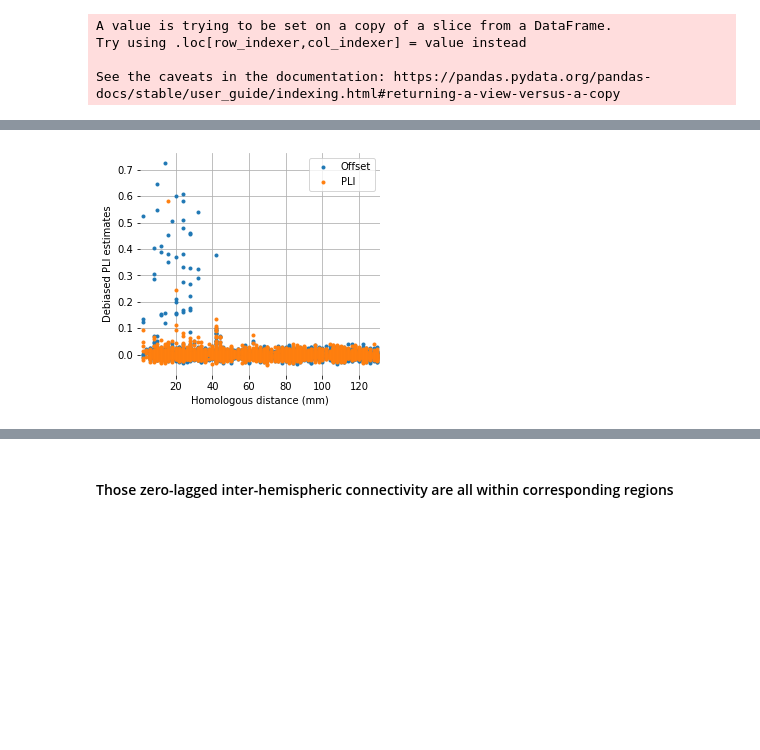
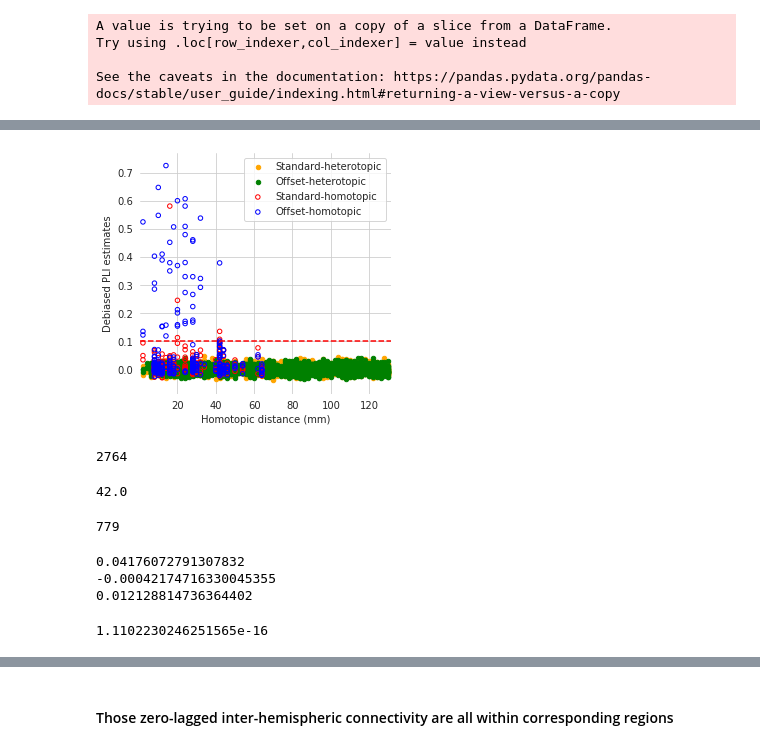
Before and after one commit to christian-oreilly/intracranial_paper, a Jupyter notebook: PLI-evaluation-finale.ipynb, the cells around one changed output, grey strips where cells are left out. Drawn from its saved outputs; the diff is of its cells as text; code cells hidden in the pictures; blank space fills up the shorter version.

```diff
--- a/PLI-evaluation-finale.ipynb
+++ b/PLI-evaluation-finale.ipynb
@@ -21,7 +23,7 @@ from multiprocessing import Pool
 states = ["Wakefulness", "N2", "N3", "REM"]
 sfreq = 200.0
 # %%
-figure_path = Path("./figures/")
+figure_path = Path("../figures/")
 # %%
 channel_info = pd.read_csv("/media/christian/ElementsSE/intracranial/information/ChannelInformation.csv",
                           quotechar="'")
@@ -563,14 +598,33 @@ dat_tmp2["subject"] = ch_to_subjects(dat_tmp2["ch_names1"])
 # %%
 fig, ax = plt.subplots(1, 1, figsize=(4.3, 4.08))
-ax.plot(dat_tmp2["dist_bin_homo"], dat_tmp2["offset"], ".", label="Offset")
-ax.plot(dat_tmp2["dist_bin_homo"], dat_tmp2["pli"], ".", label="PLI")
+
+ind_homo = dat_tmp2["region_name1"] == dat_tmp2["region_name2"]
+
+ax.scatter(dat_tmp2["dist_bin_homo"][~ind_homo], dat_tmp2["pli"][~ind_homo], s=20,
+           color='orange', label="Standard-heterotopic")
+ax.scatter(dat_tmp2["dist_bin_homo"][~ind_homo], dat_tmp2["offset"][~ind_homo], s=20,
+           color='g', label="Offset-heterotopic") #edgecolors=g1.get_facecolor(),
+
+g2 = ax.scatter(dat_tmp2["dist_bin_homo"][ind_homo], dat_tmp2["pli"][ind_homo], s=20,
+                facecolors='none', edgecolors='r', label="Standard-homotopic")
+g1 = ax.scatter(dat_tmp2["dist_bin_homo"][ind_homo], dat_tmp2["offset"][ind_homo], s=20,
+                facecolors='none', edgecolors='b', label="Offset-homotopic")
+
+
+
+#plt.scatter(x, y, s=80, facecolors='none', edgecolors='r')
+
+
+
 ax.legend()
 ax.set_xlim(np.min(dat_tmp2["dist_bin_homo"])-1.5, np.max(dat_tmp2["dist_bin_homo"])+1.5)
-ax.set_xlabel("Homologous distance (mm)")
+ax.set_xlabel("Homotopic distance (mm)")
 ax.set_ylabel("Debiased PLI estimates")
 ax.grid(True)
 ax.set(frame_on=False);
+ax.axhline(y=0.1, linestyle="dashed", color="r")
 
-fig.savefig(figure_path / '1.b-pli-vs-homologous-distance.png', dpi=200, figsize=(2.15, 2.04))
+fig.tight_layout()
+fig.savefig(figure_path / '1.b-pli-vs-homologous-distance.png', dpi=300, figsize=(2.15, 2.04))
 # %% [output]
-[figure, old version]
+[figure, new version]
@@ -577,3 +634,27 @@ fig.savefig(figure_path / '1.b-pli-vs-homologous-distance.png', dpi=200, figsize
+# %%
+np.sum(~ind_homo)
+# %% [output]
+2764
+# %%
+max_dist_signif = np.max(dat_tmp2.loc[dat_tmp2["offset"] > 0.1, "dist_bin_homo"])
+max_dist_signif
+# %% [output]
+42.0
+# %%
+len(dat_tmp2[~ind_homo & (dat_tmp2.dist_bin_homo <= 42)])
+# %% [output]
+779
+# %%
+from scipy.stats import norm
+print(np.max(dat_tmp2["offset"][~ind_homo]))
+print(np.mean(dat_tmp2["offset"][~ind_homo]))
+print(np.std(dat_tmp2["offset"][~ind_homo]))
+1-norm.cdf(0.1, np.mean(dat_tmp2["offset"][~ind_homo]), np.std(dat_tmp2["offset"][~ind_homo]))
+# %% [output]
+0.04176072791307832
+-0.00042174716330045355
+0.012128814736364402
+1.1102230246251565e-16
 # %%
 dat_tmp3 = dat_tmp2[dat_tmp2["offset"] > 0.1]
 assert(np.all(dat_tmp3["chan_type1"] == dat_tmp3["chan_type2"]))
```
Also changed, not shown: parts of 28 cells of this notebook.
